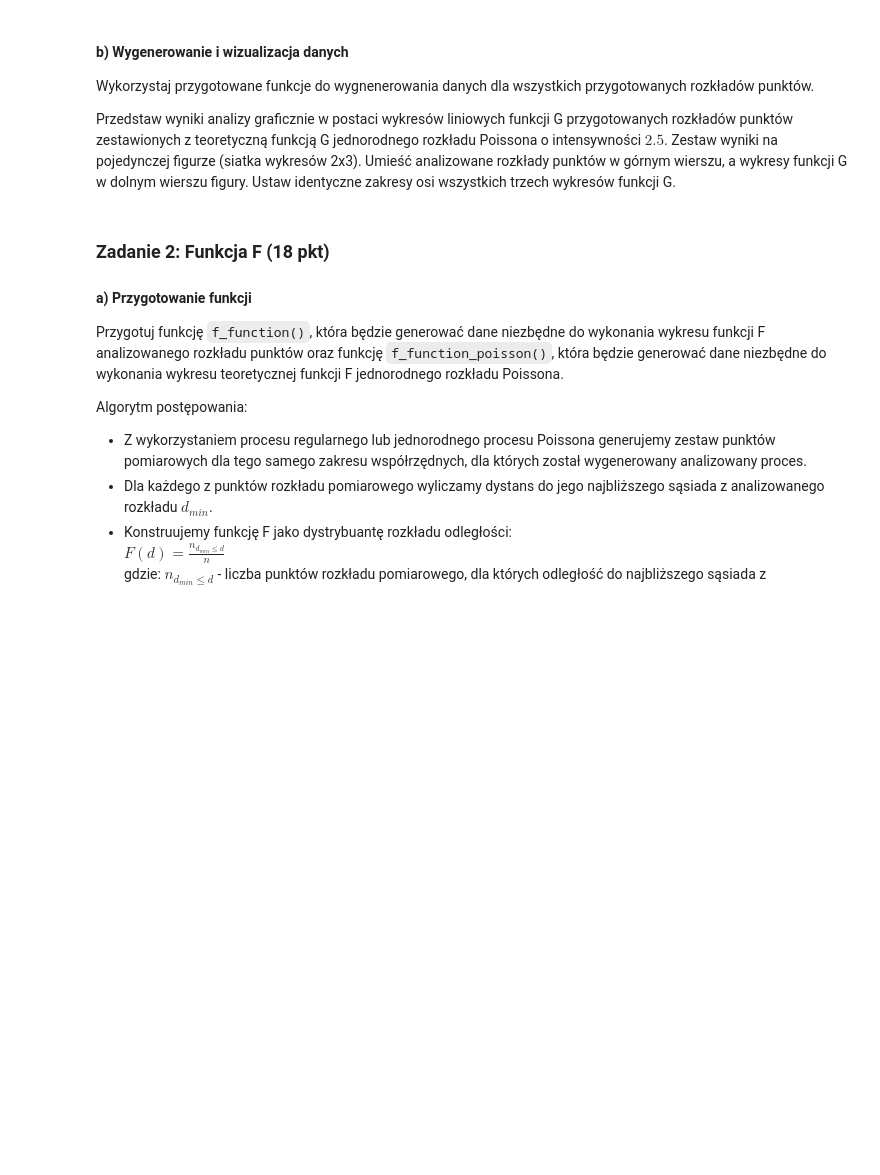
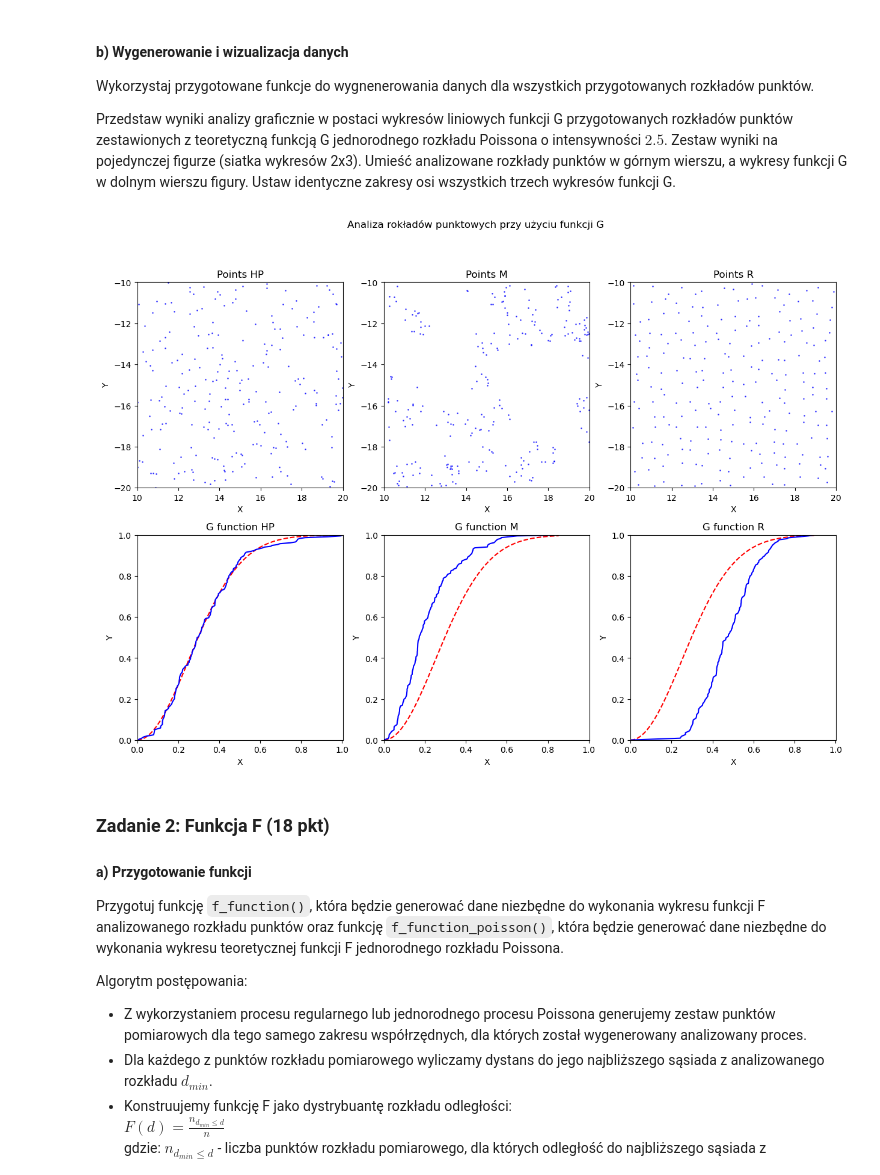
Before and after one commit to ArsBeneMoriendi/analiza_danych_przestrzennych, a Jupyter notebook: ZZ05/ZZ05.ipynb, the cells around one changed output. Cells and saved outputs as stored; diff of their text form; code cells hidden in the pictures; blank space fills up the shorter version.

```diff
--- a/ZZ05/ZZ05.ipynb
+++ b/ZZ05/ZZ05.ipynb
@@ -121,8 +120,17 @@ def g_function(points):
         - "D" - zawierającą unikalne wartości odległości do najbliższego sąsiada uszeregowane od najmniejszej do największej wartości, dla których wyliczone zostały wartości funkcji G,
         - "G" - zawierającą wyliczone wartości funkcji G.
     """
-    # YOUR CODE HERE
-    raise NotImplementedError()
+    #distances = sp.spatial.distance.cdist(points)
+    distances = sp.spatial.distance.cdist(points,points)
+    np.fill_diagonal(distances,np.inf)
+    dmin_nuq = np.min(distances,1)
+    dmin_uq = np.sort(np.append(np.unique(np.min(distances,1)),0))
+    G = []
+    for i in dmin_uq:
+        G.append(sum(dmin_nuq<=i)/points.shape[0])
+    g = pd.DataFrame({'D': dmin_uq, 'G': G})
+
+    return g
 
 def g_function_poisson(d, intensity):
     """
@@ -140,8 +148,10 @@ def g_function_poisson(d, intensity):
         - "D" - zawierającą unikalne wartości odległości do najbliższego sąsiada uszeregowane od najmniejszej do największej wartości, dla których wyliczone zostały wartości funkcji G,
         - "G" - zawierającą wyliczone wartości funkcji G.
     """
-    # YOUR CODE HERE
-    raise NotImplementedError()
+    G = 1-np.exp(-intensity*np.pi*pow(d,2))
+    g = pd.DataFrame({'D': d, 'G': G})
+
+    return g
 # %%
 # Komórka testowa
 test_results_1 = g_function(test_data_1)
@@ -174,8 +182,76 @@ Wykorzystaj przygotowane funkcje do wygnenerowania danych dla wszystkich przygot
 
 Przedstaw wyniki analizy graficznie w postaci wykresów liniowych funkcji G przygotowanych rozkładów punktów zestawionych z teoretyczną funkcją G jednorodnego rozkładu Poissona o intensywności $2.5$. Zestaw wyniki na pojedynczej figurze (siatka wykresów 2x3). Umieść analizowane rozkłady punktów w górnym wierszu, a wykresy funkcji G w dolnym wierszu figury. Ustaw identyczne zakresy osi wszystkich trzech wykresów funkcji G.
 # %%
-# YOUR CODE HERE
-raise NotImplementedError()
+gf_HP = g_function(points_HP)
+gf_M = g_function(points_M)
+gf_R = g_function(points_R)
+poiss_HP = g_function_poisson(np.linspace(0, np.max(gf_HP["D"]), 100), 2.5)
+poiss_M = g_function_poisson(np.linspace(0, np.max(gf_M["D"]), 100), 2.5)
+poiss_R = g_function_poisson(np.linspace(0, np.max(gf_R["D"]), 100), 2.5)
+
+
+fig, axis = plt.subplots(2,3,figsize =(15,10), facecolor="white")
+
+minx = 0
+maxx = np.array([gf_HP.max(), gf_M.max(), gf_R.max()]).max()
+miny = 0
+maxy = 1
+
+axis[0,0].scatter(data=points_HP, x="X", y="Y", color='blue', s=1, alpha=0.6)
+axis[0,0].set_xlim(10, 20)
+axis[0,0].set_ylim(-20,-10)
+axis[0,0].set_aspect(1)
+axis[0,0].set_title("Points HP")
+axis[0,0].set_xlabel("X")
+axis[0,0].set_ylabel("Y")
+
+axis[0,1].scatter(data=points_M, x="X", y="Y", color='blue', s=1, alpha=0.6)
+axis[0,1].set_xlim(10, 20)
+axis[0,1].set_ylim(-20,-10)
+axis[0,1].set_aspect(1)
+axis[0,1].set_title("Points M")
+axis[0,1].set_xlabel("X")
+axis[0,1].set_ylabel("Y")
+
+axis[0,2].scatter(data=points_R, x="X", y="Y", color='blue', s=1, alpha=0.6)
+axis[0,2].set_xlim(10, 20)
+axis[0,2].set_ylim(-20,-10)
+axis[0,2].set_aspect(1)
+axis[0,2].set_title("Points R")
+axis[0,2].set_xlabel("X")
+axis[0,2].set_ylabel("Y")
+
+axis[1,0].plot(poiss_HP["D"],poiss_HP["G"], linestyle="dashed", color="red")
+axis[1,0].plot(gf_HP["D"],gf_HP["G"], color="blue")
+axis[1,0].set_xlim(minx, maxx)
+axis[1,0].set_ylim(miny, maxy)
+axis[1,0].set_aspect(1)
+axis[1,0].set_title("G function HP")
+axis[1,0].set_xlabel("X")
+axis[1,0].set_ylabel("Y")
+
+axis[1,1].plot(poiss_M["D"],poiss_M["G"], linestyle="dashed", color="red")
+axis[1,1].plot(gf_M["D"],gf_M["G"], color="blue")
+axis[1,1].set_xlim(minx, maxx)
+axis[1,1].set_ylim(miny, maxy)
+axis[1,1].set_aspect(1)
+axis[1,1].set_title("G function M")
+axis[1,1].set_xlabel("X")
+axis[1,1].set_ylabel("Y")
+
+axis[1,2].plot(poiss_R["D"],poiss_R["G"], linestyle="dashed", color="red")
+axis[1,2].plot(gf_R["D"],gf_R["G"], color="blue")
+axis[1,2].set_xlim(minx, maxx)
+axis[1,2].set_ylim(miny, maxy)
+axis[1,2].set_aspect(1)
+axis[1,2].set_title("G function R")
+axis[1,2].set_xlabel("X")
+axis[1,2].set_ylabel("Y")
+
+fig.suptitle("Analiza rokładów punktowych przy użyciu funkcji G")
+plt.show()
+# %% [output]
+[figure, added]
 # %% [markdown]
 ### Zadanie 2: Funkcja F (18 pkt)
 
```
Also changed, not shown: parts of 3 cells of this notebook, 1 other file.
